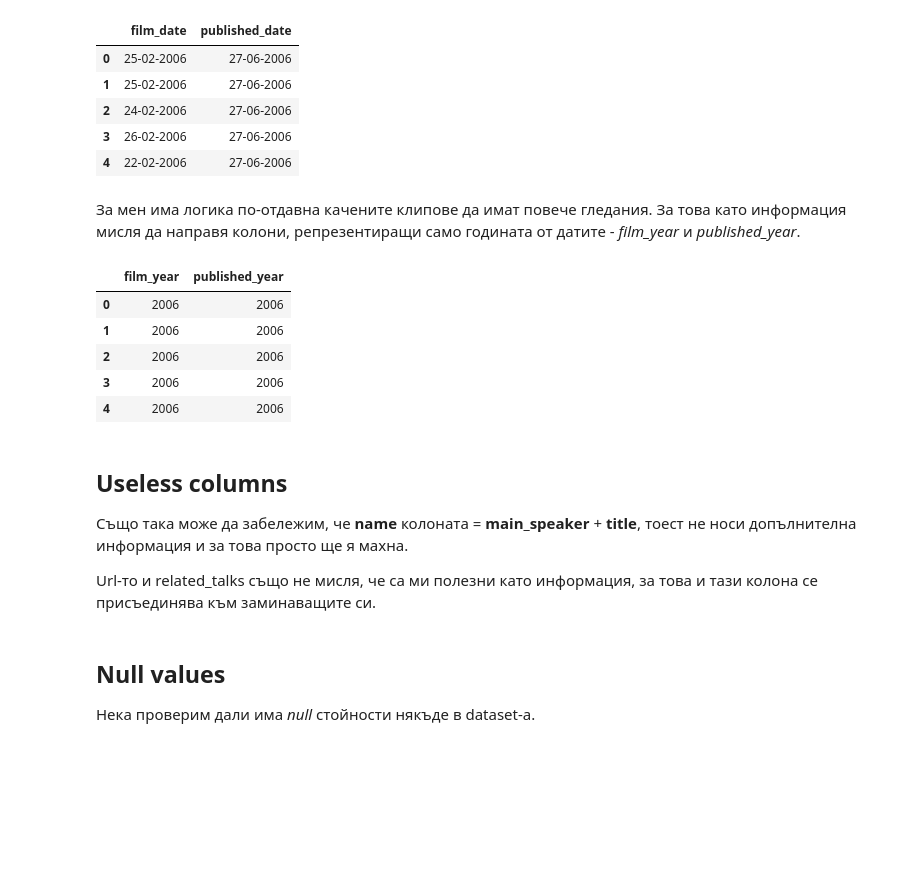
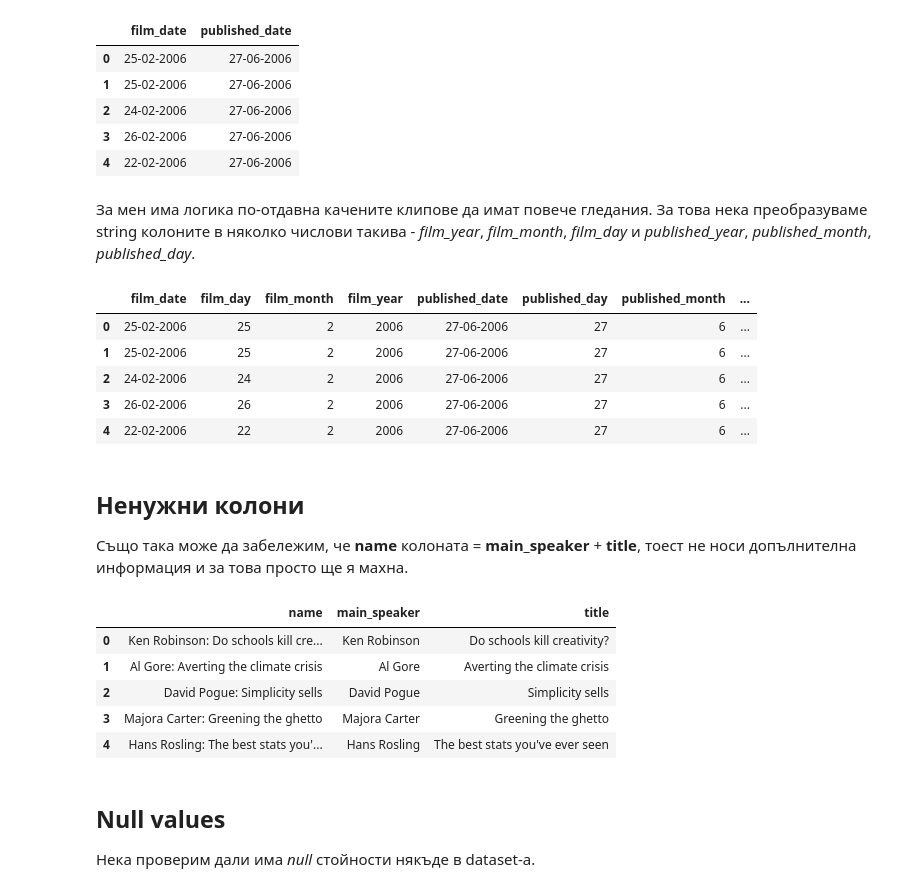
Before and after one commit to tbancheva/Machine-Learning-FMI, a Jupyter notebook: TEDTalksViewsPrediction/TEDTalks videos.ipynb, the cells around one changed output. Saved outputs shown, nothing was run; the diff lists cells and outputs as text; code cells hidden in the pictures; blank space fills up the shorter version.

```diff
--- a/TEDTalksViewsPrediction/TEDTalks videos.ipynb
+++ b/TEDTalksViewsPrediction/TEDTalks videos.ipynb
@@ -160,23 +201,35 @@ data[['film_date','published_date']].head()
 | 3 | 26-02-2006 | 27-06-2006 |
 | 4 | 22-02-2006 | 27-06-2006 |
 # %% [markdown]
-За мен има логика по-отдавна качените клипове да имат повече гледания. За това като информация мисля да направя колони, репрезентиращи само годината от датите - *film_year* и *published_year*.
+За мен има логика по-отдавна качените клипове да имат повече гледания. За това нека преобразуваме string колоните в няколко числови такива - *film_year*, *film_month*, *film_day* и *published_year*, *published_month*, *published_day*.
 # %%
 data['film_year'] = data['film_date'].str[6:].astype(np.int64)
+data['film_month'] = data['film_date'].str[3:].str[:2].astype(np.int64)
+data['film_day'] = data['film_date'].str[:2].astype(np.int64)
 data['published_year'] = data['published_date'].str[6:].astype(np.int64)
+data['published_month'] = data['published_date'].str[3:].str[:2].astype(np.int64)
+data['published_day'] = data['published_date'].str[:2].astype(np.int64)
 
-data[['film_year','published_year']].head()
+data[['film_date','film_day', 'film_month', 'film_year',
+      'published_date', 'published_day', 'published_month','published_year']].head()
 # %% [output]
-|  | film_year | published_year |
-| 0 | 2006 | 2006 |
-| 1 | 2006 | 2006 |
-| 2 | 2006 | 2006 |
-| 3 | 2006 | 2006 |
-| 4 | 2006 | 2006 |
+|  | film_date | film_day | film_month | film_year | published_date | published_day | published_month | ... |
+| 0 | 25-02-2006 | 25 | 2 | 2006 | 27-06-2006 | 27 | 6 | ... |
+| 1 | 25-02-2006 | 25 | 2 | 2006 | 27-06-2006 | 27 | 6 | ... |
+| 2 | 24-02-2006 | 24 | 2 | 2006 | 27-06-2006 | 27 | 6 | ... |
+| 3 | 26-02-2006 | 26 | 2 | 2006 | 27-06-2006 | 27 | 6 | ... |
+| 4 | 22-02-2006 | 22 | 2 | 2006 | 27-06-2006 | 27 | 6 | ... |
 # %% [markdown]
-## Useless columns
+## Ненужни колони
 
 Също така може да забележим, че **name** колоната = **main_speaker** + **title**, тоест не носи допълнителна информация и за това просто ще я махна.
-
-Url-то и related_talks също не мисля, че са ми полезни като информация, за това и тази колона се присъединява към заминаващите си.
+# %%
+data[['name', 'main_speaker','title']].head()
+# %% [output]
+|  | name | main_speaker | title |
+| 0 | Ken Robinson: Do schools kill cre... | Ken Robinson | Do schools kill creativity? |
+| 1 | Al Gore: Averting the climate crisis | Al Gore | Averting the climate crisis |
+| 2 | David Pogue: Simplicity sells | David Pogue | Simplicity sells |
+| 3 | Majora Carter: Greening the ghetto | Majora Carter | Greening the ghetto |
+| 4 | Hans Rosling: The best stats you'... | Hans Rosling | The best stats you've ever seen |
 # %%
```
Also changed, not shown: parts of 74 cells of this notebook.
